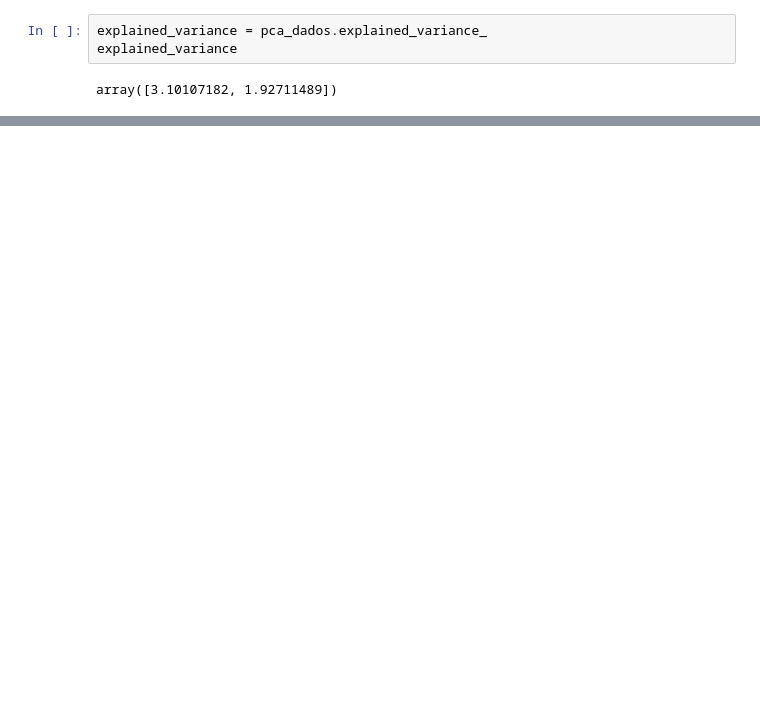
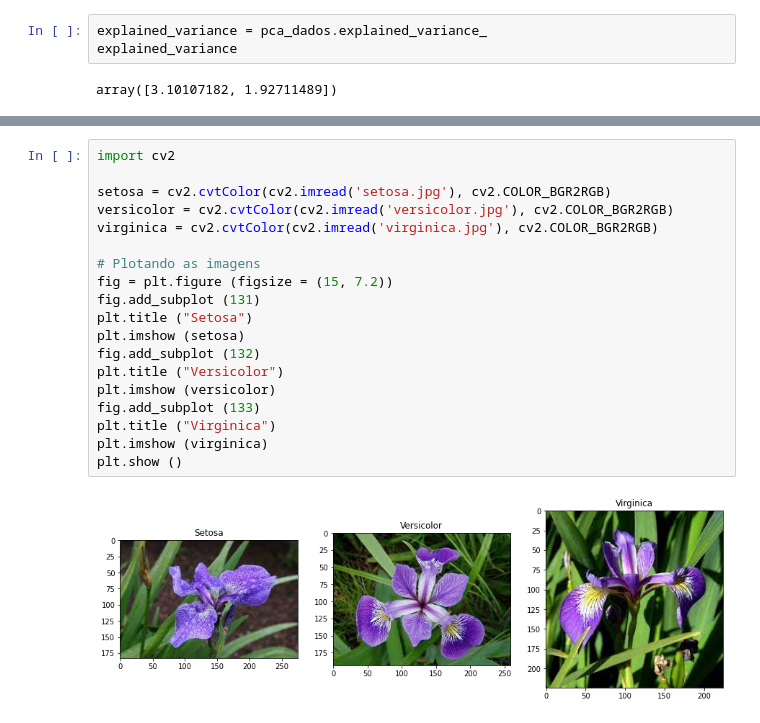
Before and after one commit to AdsonRoberto/Reducao_dimensionalidade_PCA_e_LDA, a Jupyter notebook: analise_PCA_LDA.ipynb, the cells around one changed output, grey strips where cells are left out. Cells and saved outputs as stored; diff of their text form; blank space fills up the shorter version.

Commit message:
adicionando calculo da variancia explicada e visualizando imagens

```diff
--- a/analise_PCA_LDA.ipynb
+++ b/analise_PCA_LDA.ipynb
@@ -159,0 +174,21 @@ array([3.10107182, 1.92711489])
+# %%
+import cv2
+
+setosa = cv2.cvtColor(cv2.imread('setosa.jpg'), cv2.COLOR_BGR2RGB)
+versicolor = cv2.cvtColor(cv2.imread('versicolor.jpg'), cv2.COLOR_BGR2RGB)
+virginica = cv2.cvtColor(cv2.imread('virginica.jpg'), cv2.COLOR_BGR2RGB)
+
+# Plotando as imagens
+fig = plt.figure (figsize = (15, 7.2))
+fig.add_subplot (131)
+plt.title ("Setosa")
+plt.imshow (setosa)
+fig.add_subplot (132)
+plt.title ("Versicolor")
+plt.imshow (versicolor)
+fig.add_subplot (133)
+plt.title ("Virginica")
+plt.imshow (virginica)
+plt.show ()
+# %% [output]
+[figure, added]
```
Also changed, not shown: parts of 5 cells of this notebook, 5 other files.
